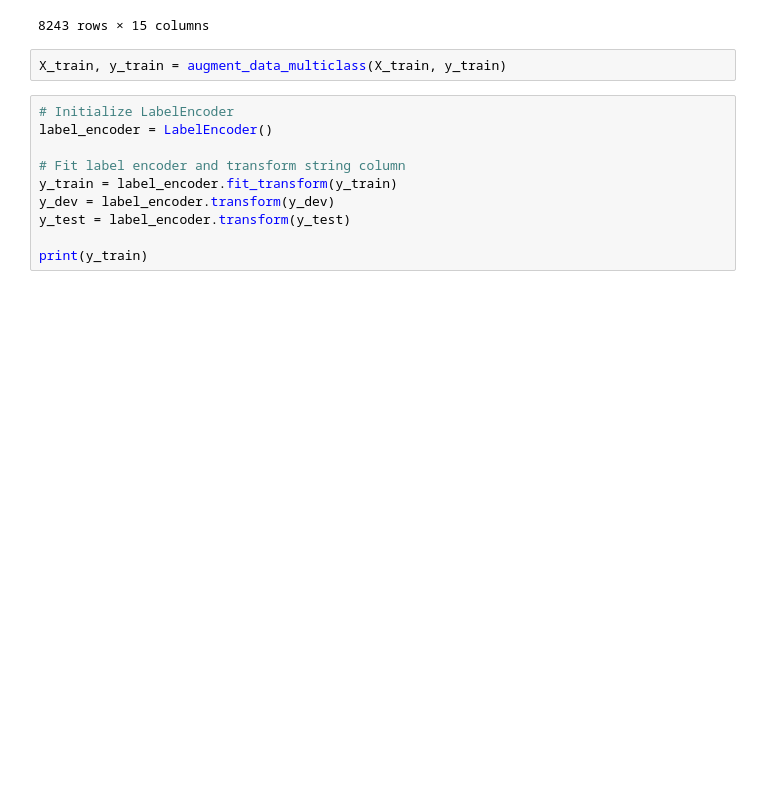
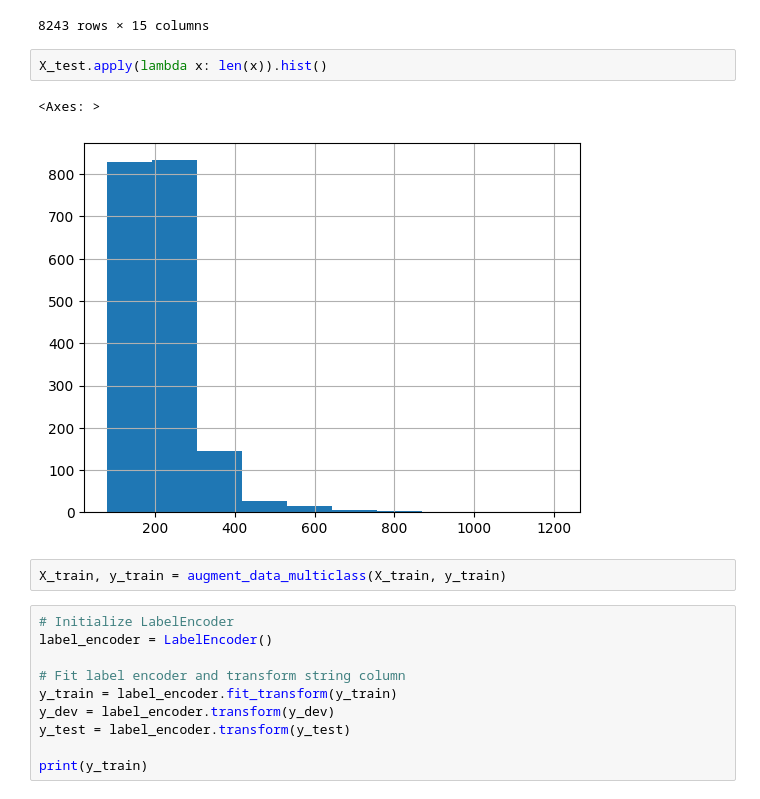
Before and after one commit to nixonwidjaja/scicite, a Jupyter notebook: albert/albert.ipynb, the cells around one changed output. Saved outputs shown, nothing was run; the diff lists cells and outputs as text; blank space fills up the shorter version.

```diff
--- a/albert/albert.ipynb
+++ b/albert/albert.ipynb
@@ -49,6 +49,11 @@ train_df
 | 8241 | explicit | 221.0 |  | 185.0 | ACTIVATION OF TRANSCRIPTION FACTO... | method | NaN | 4ec9b89857c0b27e8a4bd3745b7358f38... | ... |
 | 8242 | explicit | 102.0 | Introduction | 82.0 | Most studies focused on the relat... | background | 1.0000 | 42c954cad0de68657d4429b512d8fe75d... | ... |
 8243 rows × 15 columns
+# %%
+X_test.apply(lambda x: len(x)).hist()
+# %% [output]
+<Axes: >
+[figure, added]
 # %%
 X_train, y_train = augment_data_multiclass(X_train, y_train)
 # %%
```
Also changed, not shown: parts of 15 cells of this notebook, 5 other files.
